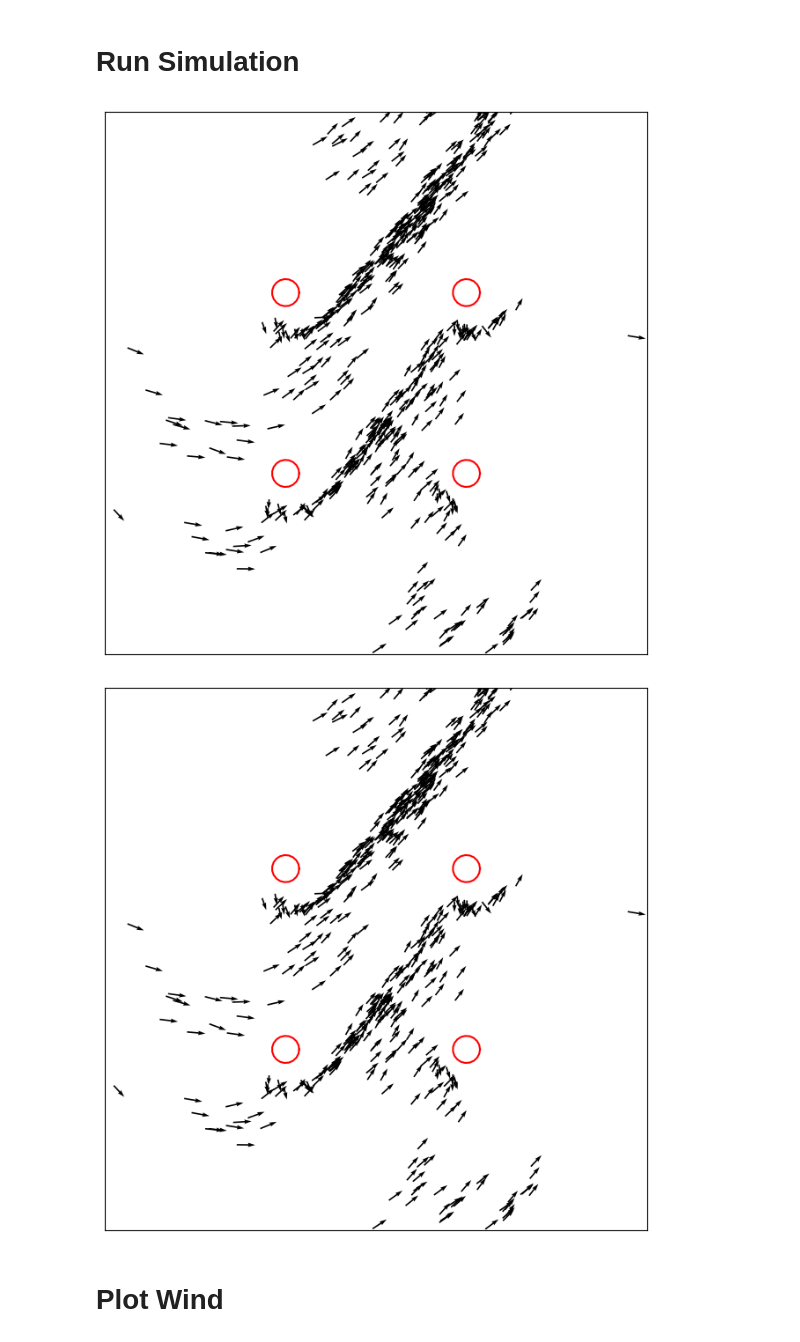
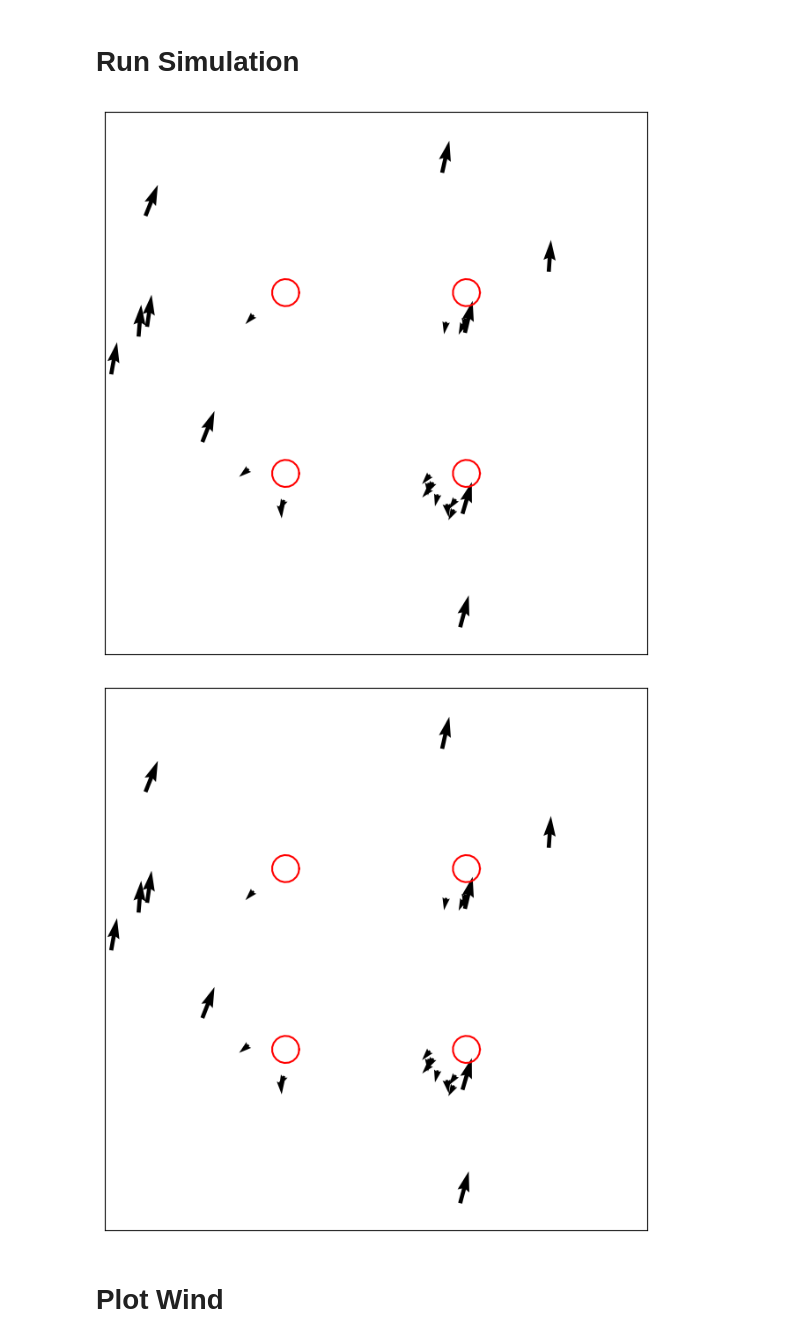
Before and after one commit to mattrflew/ind-maths-project-2-group-8, a Jupyter notebook: model.ipynb, the cells around one changed output. Drawn from its saved outputs; the diff is of its cells as text; code cells hidden in the pictures.

Commit message:
Basic implementation of uniform starting position

```diff
--- a/model.ipynb
+++ b/model.ipynb
@@ -18,7 +18,7 @@ v0 = 1.0      # velocity of birds (constant)
 eta = 0.5      # maximum random fluctuation in angle (in radians)
 R_bird = 1        # interaction radius (bird-bird)
 Rsq = R_bird**2     # square of the interaction radius
-N = 500     # number of birds
+N = 25    # number of birds
 
 
 # # Time parameters
@@ -60,0 +139,4 @@ def initialize_birds_random(N, L):
+# %%
+theta_start=0
+x, y, vx, vy, theta = initialize_birds_uniform(N, L, v0, theta_start, eta)
+x
@@ -382,38 +474,39 @@ x_obstacle_list, y_obstacle_list, x_obstacle, y_obstacle = get_obstacles(L, num_
 # Plot obstacle(s) - Plot the "list" to visualise the different obstaclces properly
 for xx, yy in zip(x_obstacle_list, y_obstacle_list):
     ax.plot(xx, yy, 'r-')
 
 # Get the initial configuration
-x, y, vx, vy, theta = initialize_birds_random(N, L)
+# x, y, vx, vy, theta = initialize_birds_random(N, L, v0)
+theta_start = np.pi/2
+x, y, vx, vy, theta = initialize_birds_uniform(N, L, v0, theta_start, eta)
 
 # Plot initial quivers
 q = plt.quiver(x,y,vx,vy)
 
 # Set figure parameters
 ax.set(xlim=(0, L), ylim=(0, L))
 ax.set_aspect('equal')
 ax.get_xaxis().set_visible(False)
 ax.get_yaxis().set_visible(False)
 
 # Initilise lists to plot later
 vx_wind_list = []
 vy_wind_list = []
 
-
 # Do each step, updating the quiver and plotting the new one
 for i in range(Nt):
     # print(i)
-    x, y, vx, vy, vx_wind, vy_wind = step(x, y, vx, vy, theta, Rsq, x_obstacle, y_obstacle, eta, fov_angle, N, dt, v0_wind, v_wind_noise, wind_theta)
+    x, y, vx, vy, vx_wind, vy_wind = step(x, y, vx, vy, theta, Rsq, x_obstacle, y_obstacle, eta, fov_angle, N, dt, v0_wind, v_wind_noise, wind_theta=np.pi/3)
     q = update_quiver(q, x, y, vx, vy)
     clear_output(wait=True)
     display(fig)
 
     # Append wind information\
     vx_wind_list.append(vx_wind)
     vy_wind_list.append(vy_wind)
 # %% [output]
-[figure, old version]
+[figure, new version]
-[figure, old version]
+[figure, new version]
 # %% [markdown]
 # Plot Wind
 # %%
```
Also changed, not shown: parts of 7 cells of this notebook, 1 other file.
